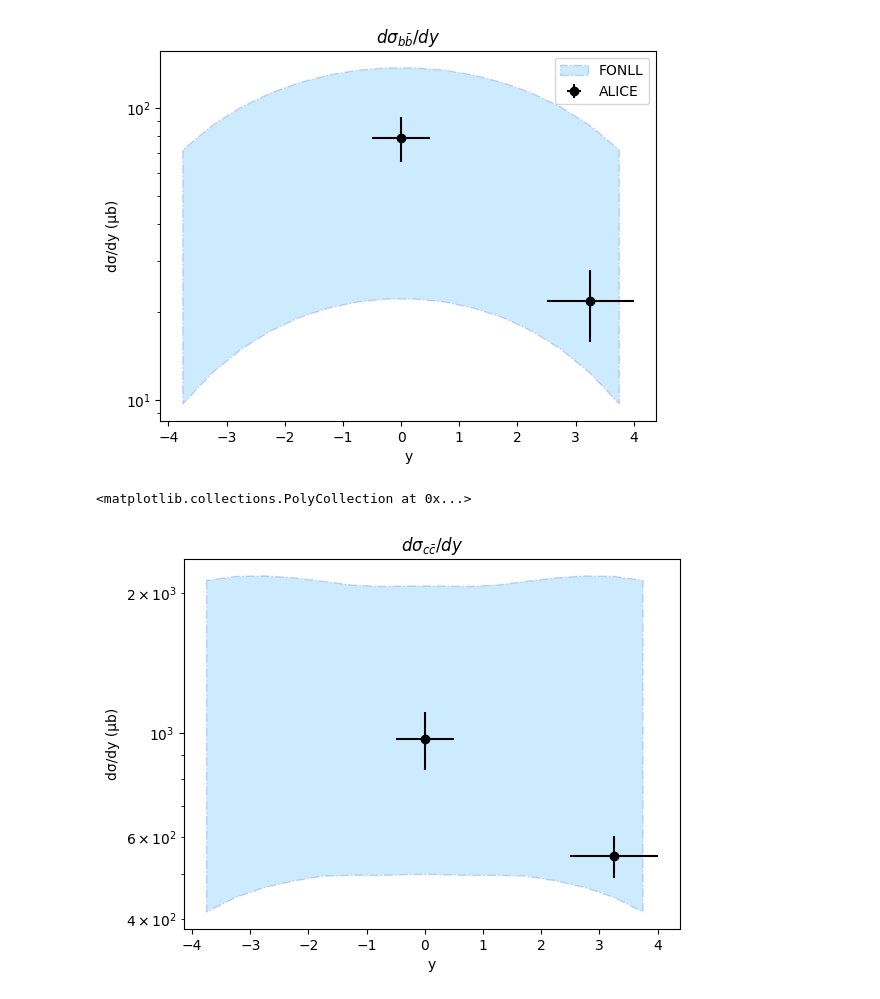
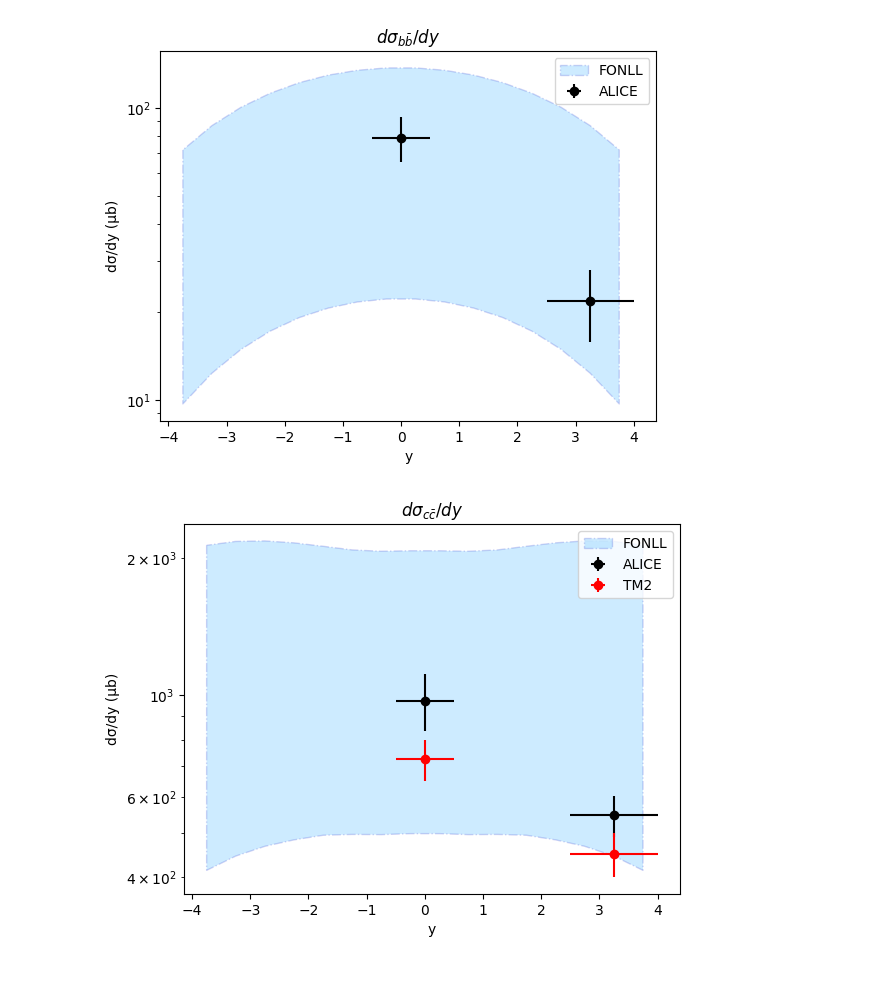
Before and after one commit to michelepennisi/HF_dimuons, a Jupyter notebook: mc_analysis/read_output/FONLL.ipynb, the cells around one changed output. Drawn from its saved outputs; the diff is of its cells as text; code cells hidden in the pictures.

```diff
--- a/mc_analysis/read_output/FONLL.ipynb
+++ b/mc_analysis/read_output/FONLL.ipynb
@@ -41,23 +41,30 @@ plt.show()
 # %%
 dSigma_cc_dy_PYTHIA = np.array([974, 545.9])
 stat_dSigma_cc_dy_PYTHIA = np.array([138, 56.6])
 syst_dSigma_cc_dy_PYTHIA = np.array([140, 56.6])
+
+# https://arxiv.org/abs/1401.5845v2 -> CAVEAT: different energy -> 2.76 TeV
+dSigma_cc_dy_TM2 = np.array([725, 450])
+stat_dSigma_cc_dy_TM2 = np.array([75, 50])
+syst_dSigma_cc_dy_TM2 = np.array([0, 0])
 
 dSigma_cc_dy_FONLL = np.array([6.3410e+08,6.5330e+08,6.6090e+08,6.5980e+08,6.5370e+08,6.4710e+08,6.4690e+08,6.5020e+08,6.5020e+08,6.4690e+08,6.4710e+08,6.5370e+08,6.5980e+08,6.6090e+08,6.5330e+08,6.3410e+08])
 dev_min_dSigma_cc_dy_FONLL = np.array([2.2060e+08,2.0890e+08,1.9410e+08,1.7760e+08,1.6010e+08,1.5140e+08,1.5170e+08,1.5250e+08,1.5250e+08,1.5170e+08,1.5140e+08,1.6010e+08,1.7760e+08,1.9410e+08,2.0890e+08,2.2060e+08])
 dev_max_dSigma_cc_dy_FONLL = np.array([1.4990e+09,1.5220e+09,1.5200e+09,1.5000e+09,1.4690e+09,1.4370e+09,1.4230e+09,1.4250e+09,1.4250e+09,1.4230e+09,1.4370e+09,1.4690e+09,1.5000e+09,1.5200e+09,1.5220e+09,1.4990e+09])
 
 dSigma_cc_dy_FONLL = dSigma_cc_dy_FONLL * 1e-06
 dev_min_dSigma_cc_dy_FONLL = dev_min_dSigma_cc_dy_FONLL * 1e-06
 dev_max_dSigma_cc_dy_FONLL = dev_max_dSigma_cc_dy_FONLL * 1e-06
 
 plt.title("FONLL comparison charm")
 plt.xlabel("y")
 plt.ylabel("d\u03C3/dy (\u03BCb)")
 plt.yscale('log')
 plt.title(r'$d\sigma_{c\bar{c}}/dy$')
 plt.errorbar(y, dSigma_cc_dy_PYTHIA, xerr=dy, yerr=stat_dSigma_cc_dy_PYTHIA, label="ALICE", fmt='o', color='black', ecolor='black')
+plt.errorbar(y, dSigma_cc_dy_TM2, xerr=dy, yerr=stat_dSigma_cc_dy_TM2, label="TM2", fmt='o', color='red', ecolor='red')
 plt.fill_between(y_FONLL, dSigma_cc_dy_FONLL-dev_min_dSigma_cc_dy_FONLL, dSigma_cc_dy_FONLL+dev_max_dSigma_cc_dy_FONLL, label="FONLL", alpha=0.2, edgecolor='#1B2ACC', facecolor='#089FFF', linewidth=1, linestyle='dashdot', antialiased=True)
+plt.legend(loc='upper right')
+plt.show()
 # %% [output]
-<matplotlib.collections.PolyCollection at 0x...>
-[figure, old version]
+[figure, new version]
```
Also changed, not shown: 1 other file.
